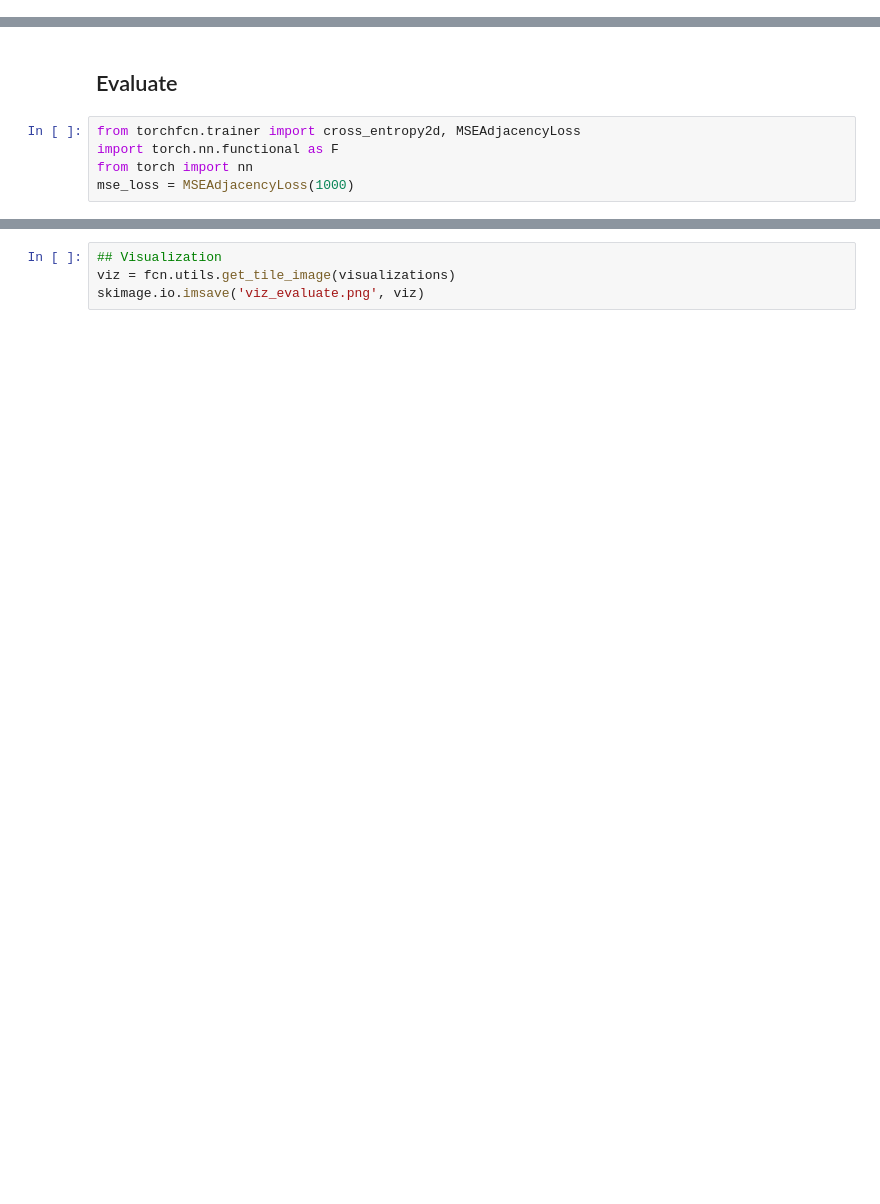
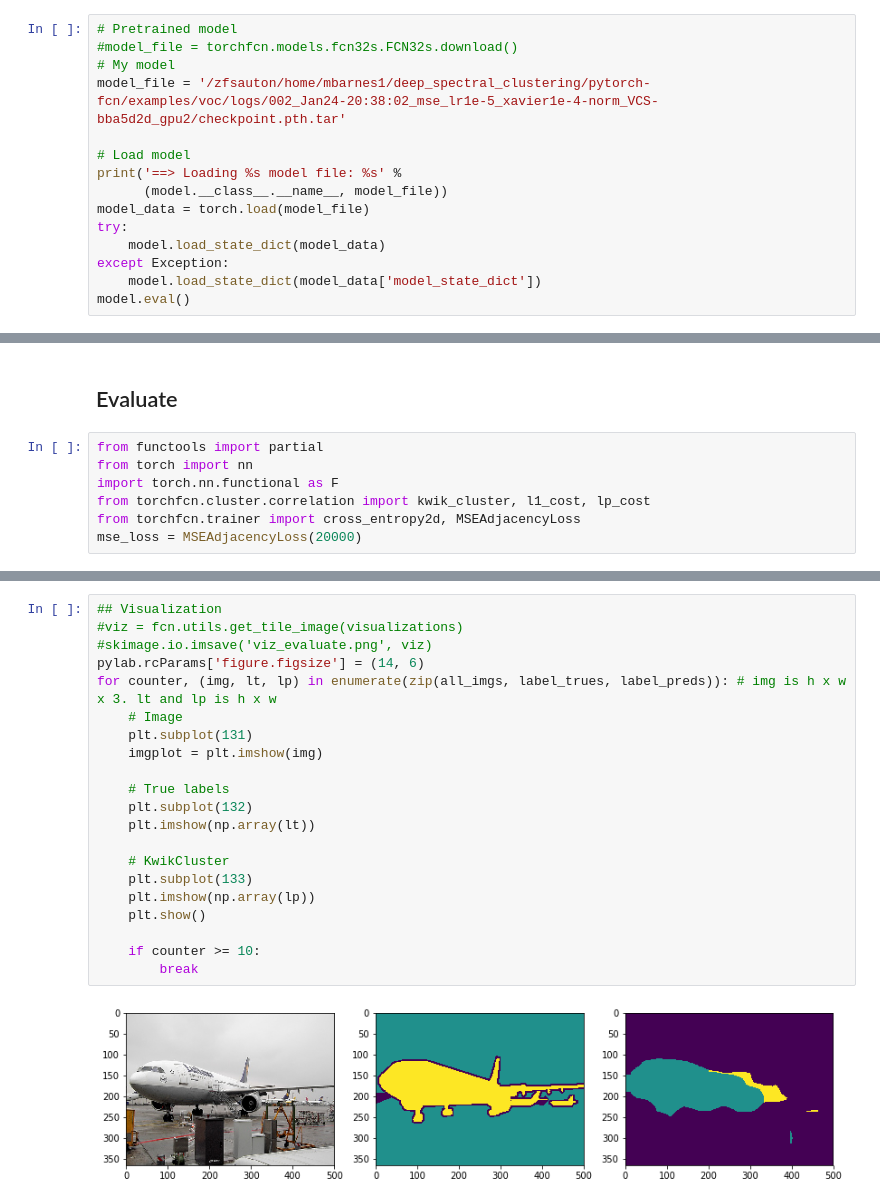
Before and after one commit to mbarnes1/pytorch-fcn, a Jupyter notebook: evaluate.ipynb, the cells around one changed output, grey strips where cells are left out. Cells and saved outputs as stored; diff of their text form; blank space fills up the shorter version.

```diff
--- a/evaluate.ipynb
+++ b/evaluate.ipynb
@@ -94,0 +70,15 @@ FCN32s(
+# %%
+# Pretrained model
+#model_file = torchfcn.models.fcn32s.FCN32s.download()
+# My model
+model_file = '/zfsauton/home/mbarnes1/deep_spectral_clustering/pytorch-fcn/examples/voc/logs/002_Jan24-20:38:02_mse_lr1e-5_xavier1e-4-norm_VCS-bba5d2d_gpu2/checkpoint.pth.tar'
+
+# Load model
+print('==> Loading %s model file: %s' %
+      (model.__class__.__name__, model_file))
+model_data = torch.load(model_file)
+try:
+    model.load_state_dict(model_data)
+except Exception:
+    model.load_state_dict(model_data['model_state_dict'])
+model.eval()
@@ -95,10 +104,12 @@ FCN32s(
 # %% [markdown]
 ## Evaluate
 # %%
+from functools import partial
+from torch import nn
+import torch.nn.functional as F
+from torchfcn.cluster.correlation import kwik_cluster, l1_cost, lp_cost
 from torchfcn.trainer import cross_entropy2d, MSEAdjacencyLoss
-import torch.nn.functional as F
-from torch import nn
-mse_loss = MSEAdjacencyLoss(1000)
+mse_loss = MSEAdjacencyLoss(20000)
 # %%
 ## Make predictions
 visualizations = []
@@ -204,4 +228,23 @@ FWAV Accuracy: {3}'''.format(*metrics))
-# %%
-## Visualization
-viz = fcn.utils.get_tile_image(visualizations)
-skimage.io.imsave('viz_evaluate.png', viz)
+# %%
+## Visualization
+#viz = fcn.utils.get_tile_image(visualizations)
+#skimage.io.imsave('viz_evaluate.png', viz)
+pylab.rcParams['figure.figsize'] = (14, 6)
+for counter, (img, lt, lp) in enumerate(zip(all_imgs, label_trues, label_preds)): # img is h x w x 3. lt and lp is h x w
+    # Image
+    plt.subplot(131)
+    imgplot = plt.imshow(img)
+
+    # True labels
+    plt.subplot(132)
+    plt.imshow(np.array(lt))
+
+    # KwikCluster
+    plt.subplot(133)
+    plt.imshow(np.array(lp))
+    plt.show()
+
+    if counter >= 10:
+        break
+# %% [output]
+[figure, added]
```
Also changed, not shown: parts of 13 cells of this notebook.
